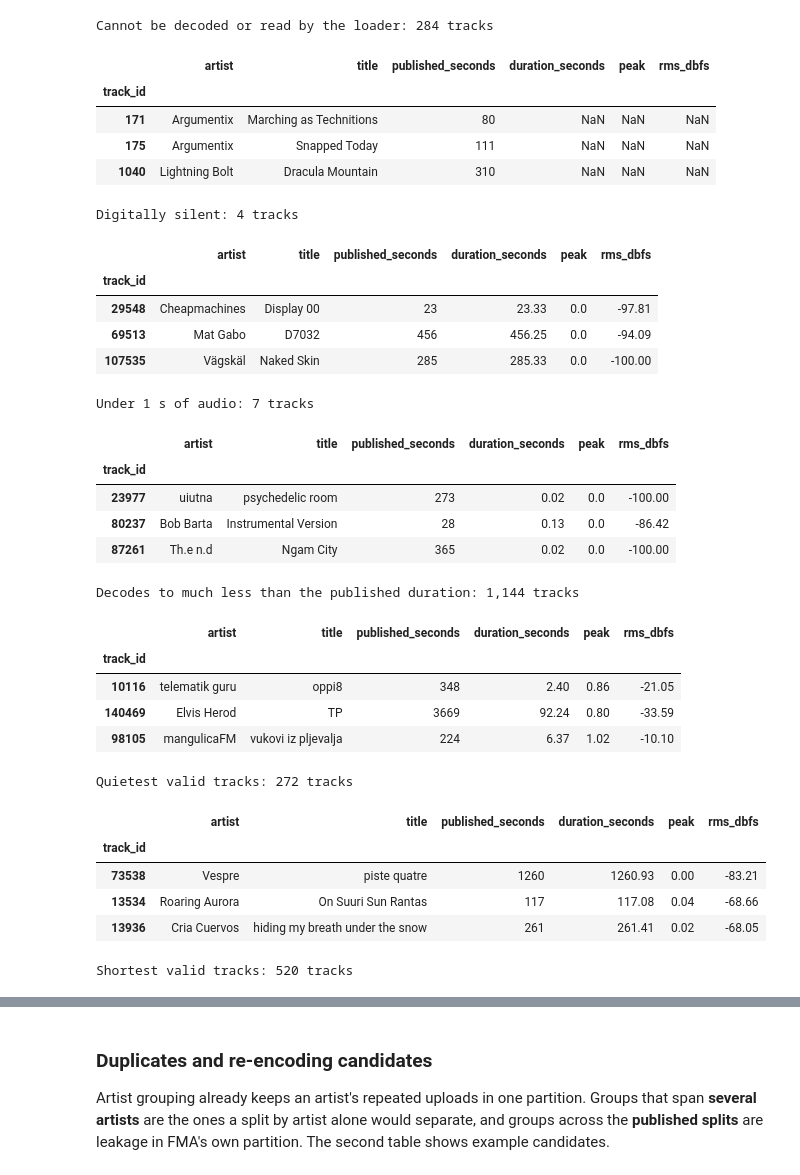
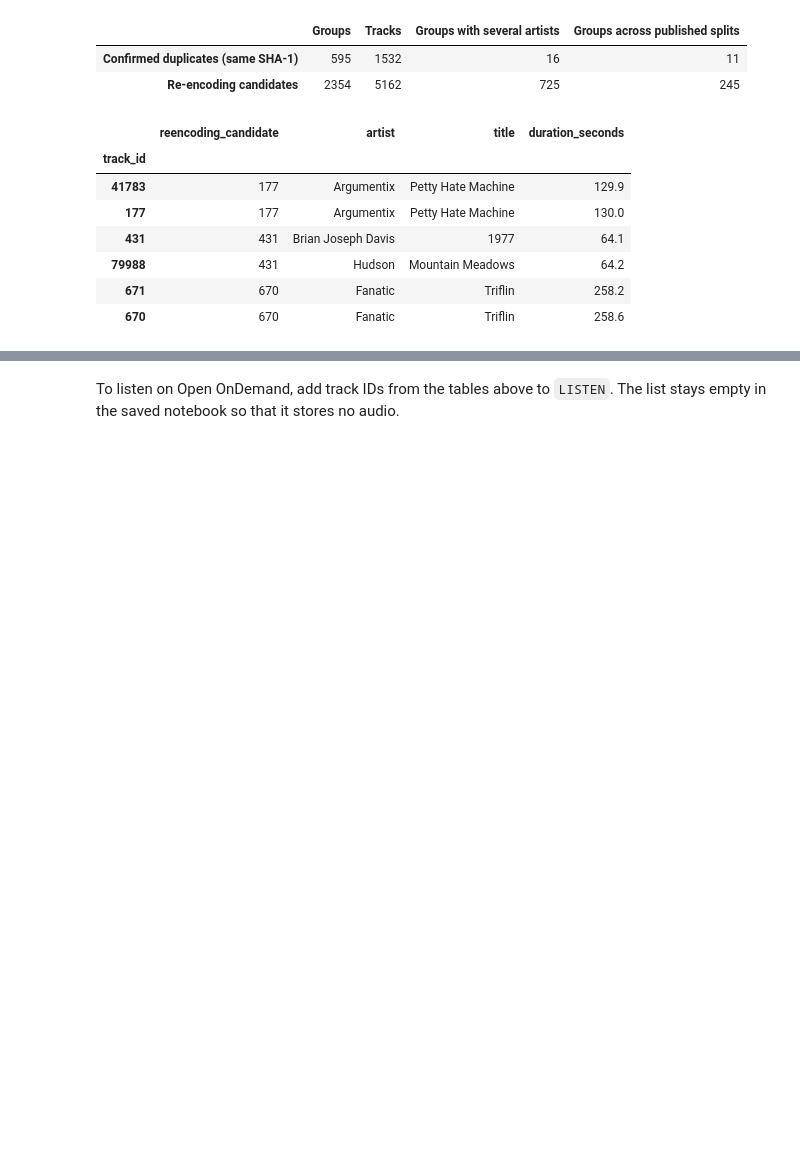
Before and after one commit to piotrczech/music-atlas, a Jupyter notebook: notebooks/01-data-exploration.ipynb, the cells around one changed output, grey strips where cells are left out. Cells and saved outputs as stored; diff of their text form; code cells hidden in the pictures; blank space fills up the shorter version.

```diff
--- a/notebooks/01-data-exploration.ipynb
+++ b/notebooks/01-data-exploration.ipynb
@@ -681,51 +486,18 @@ Up to three tracks per problem, most severe first. Durations are in seconds and
 # %%
-columns = ["artist", "title", "published_seconds", "duration_seconds", "peak", "rms_dbfs"]
-listed = checks["published_seconds"]
-ratio = checks["duration_seconds"] / listed.where(listed > 0)
-cases = {
-    "Cannot be decoded or read by the loader": checks[
-        checks["error"].isin(["decode_error", "loader_error"])
-    ],
-    "Digitally silent": checks[checks["error"].eq("silent")],
-    f"Under {rules.MIN_SECONDS:g} s of audio": checks[checks["error"].eq("too_short")],
-    "Decodes to much less than the published duration": checks[flags["duration_mismatch"]]
-    .assign(ratio=ratio).sort_values("ratio"),
-    "Quietest valid tracks": checks[flags["quiet"]].sort_values("rms_dbfs"),
-    "Shortest valid tracks": checks[flags["short"]].sort_values("duration_seconds"),
-}
-for title, rows in cases.items():
-    print(f"{title}: {len(rows):,} tracks")
-    if len(rows):
-        display(rows[columns].head(3).round(2))
+display(report.duplicate_report(audit))
+candidates = audit.dropna(subset=["reencoding_candidate"]).sort_values(
+    ["reencoding_candidate", "duration_seconds"])
+columns = ["reencoding_candidate", "artist", "title", "duration_seconds"]
+display(candidates[columns].head(6).round(1))
 # %% [output]
-Cannot be decoded or read by the loader: 284 tracks
-|  | artist | title | published_seconds | duration_seconds | peak | rms_dbfs |
-| track_id |  |  |  |  |  |  |
-| 171 | Argumentix | Marching as Technitions | 80 | NaN | NaN | NaN |
-| 175 | Argumentix | Snapped Today | 111 | NaN | NaN | NaN |
-| 1040 | Lightning Bolt | Dracula Mountain | 310 | NaN | NaN | NaN |
+|  | Groups | Tracks | Groups with several artists | Groups across published splits |
+| Confirmed duplicates (same SHA-1) | 595 | 1532 | 16 | 11 |
+| Re-encoding candidates | 2354 | 5162 | 725 | 245 |
-Digitally silent: 4 tracks
-|  | artist | title | published_seconds | duration_seconds | peak | rms_dbfs |
-| track_id |  |  |  |  |  |  |
-| 29548 | Cheapmachines | Display 00 | 23 | 23.33 | 0.0 | -97.81 |
-| 69513 | Mat Gabo | D7032 | 456 | 456.25 | 0.0 | -94.09 |
-| 107535 | Vägskäl | Naked Skin | 285 | 285.33 | 0.0 | -100.00 |
+|  | reencoding_candidate | artist | title | duration_seconds |
+| track_id |  |  |  |  |
+| 41783 | 177 | Argumentix | Petty Hate Machine | 129.9 |
+| 177 | 177 | Argumentix | Petty Hate Machine | 130.0 |
+| 431 | 431 | Brian Joseph Davis | 1977 | 64.1 |
+| 79988 | 431 | Hudson | Mountain Meadows | 64.2 |
+| 671 | 670 | Fanatic | Triflin | 258.2 |
+| 670 | 670 | Fanatic | Triflin | 258.6 |
-Under 1 s of audio: 7 tracks
-|  | artist | title | published_seconds | duration_seconds | peak | rms_dbfs |
-| track_id |  |  |  |  |  |  |
-| 23977 | uiutna | psychedelic room | 273 | 0.02 | 0.0 | -100.00 |
-| 80237 | Bob Barta | Instrumental Version | 28 | 0.13 | 0.0 | -86.42 |
-| 87261 | Th.e n.d | Ngam City | 365 | 0.02 | 0.0 | -100.00 |
-Decodes to much less than the published duration: 1,144 tracks
-|  | artist | title | published_seconds | duration_seconds | peak | rms_dbfs |
-| track_id |  |  |  |  |  |  |
-| 10116 | telematik guru | oppi8 | 348 | 2.40 | 0.86 | -21.05 |
-| 140469 | Elvis Herod | TP | 3669 | 92.24 | 0.80 | -33.59 |
-| 98105 | mangulicaFM | vukovi iz pljevalja | 224 | 6.37 | 1.02 | -10.10 |
-Quietest valid tracks: 272 tracks
-|  | artist | title | published_seconds | duration_seconds | peak | rms_dbfs |
-| track_id |  |  |  |  |  |  |
-| 73538 | Vespre | piste quatre | 1260 | 1260.93 | 0.00 | -83.21 |
-| 13534 | Roaring Aurora | On Suuri Sun Rantas | 117 | 117.08 | 0.04 | -68.66 |
-| 13936 | Cria Cuervos | hiding my breath under the snow | 261 | 261.41 | 0.02 | -68.05 |
-Shortest valid tracks: 520 tracks
@@ -737,5 +504,4 @@ Shortest valid tracks: 520 tracks
 # %% [markdown]
-### Duplicates and re-encoding candidates
-
-Artist grouping already keeps an artist's repeated uploads in one partition. Groups that span **several artists** are the ones a split by artist alone would separate, and groups across the **published splits** are leakage in FMA's own partition. The second table shows example candidates.
+To listen on Open OnDemand, add track IDs from the tables above to `LISTEN`. The list stays empty
+in the saved notebook so that it stores no audio.
 # %%
```
Also changed, not shown: parts of 99 cells of this notebook, 7 other files.
